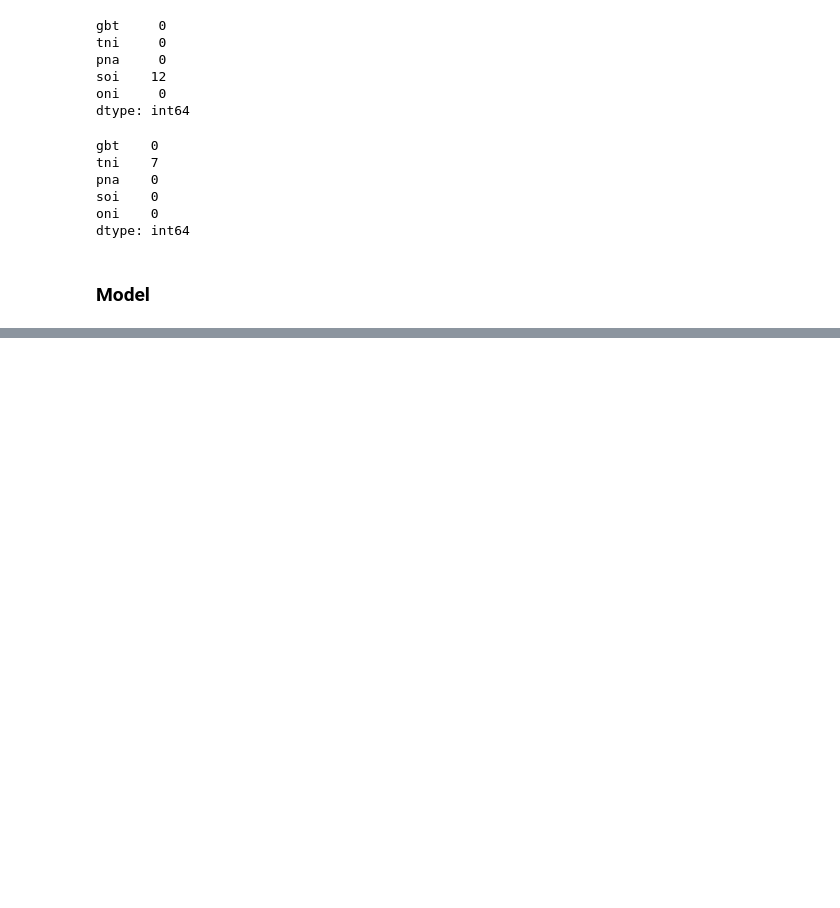
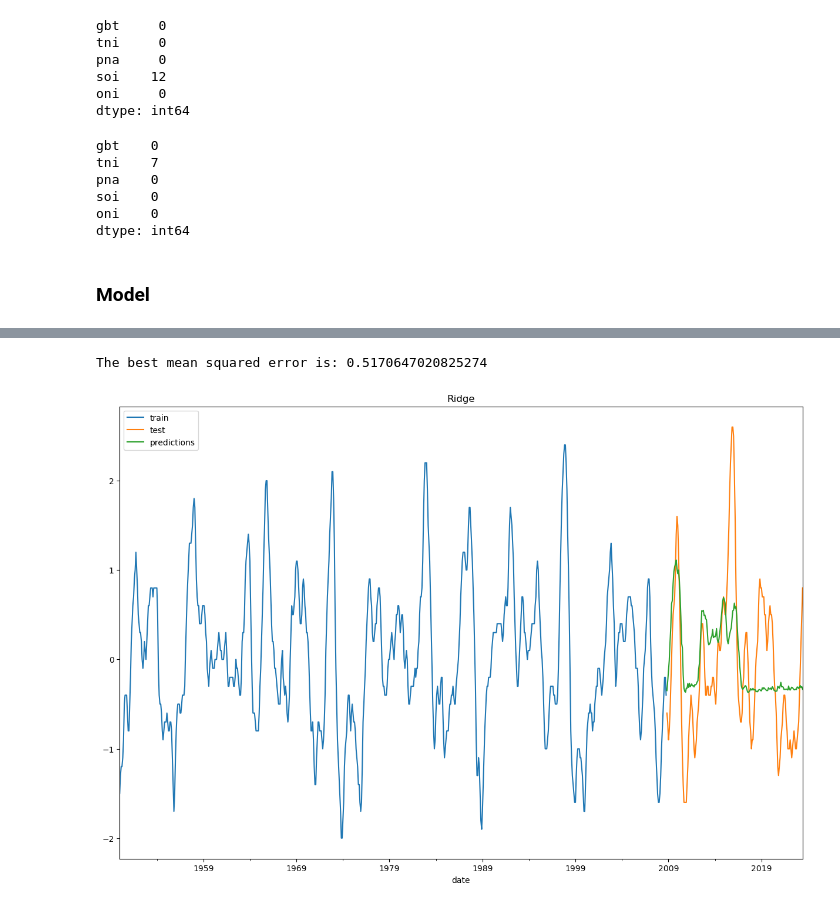
Before and after one commit to agraglez/enso-analysis, a Jupyter notebook: notebooks/enso-analysis.ipynb, the cells around one changed output, grey strips where cells are left out. Drawn from its saved outputs; the diff is of its cells as text; code cells hidden in the pictures; blank space fills up the shorter version.

```diff
--- a/notebooks/enso-analysis.ipynb
+++ b/notebooks/enso-analysis.ipynb
@@ -857,0 +887,23 @@ Mean squared error for Random Forest model is:  0.6074777272727274
+# %%
+# GridSearch for Random Forest
+forecaster = ForecasterAutoreg(
+    regressor = ran_forest,
+    lags = 25
+)
+
+lags_grid = list(range(10,100,10))
+param_grid = {'n_estimators': [100, 200],
+              'max_depth' : [2, 5, 10]
+             }
+results_grid = grid_search_forecaster(
+    forecaster = forecaster,
+    y = train['oni'],
+    exog = train[['gbt', 'tni', 'pna', 'soi']],
+    param_grid = param_grid,
+    lags_grid = lags_grid,
+    steps = steps,
+    metric = 'mean_squared_error',
+    initial_train_size = int(len(train)*0.8),
+    verbose = False,
+    return_best = True
+)
@@ -857,0 +917,16 @@ Mean squared error for Random Forest model is:  0.6074777272727274
+# %%
+y_pred = forecaster.predict(steps, exog=test[['gbt', 'tni', 'pna', 'soi']])
+mse = mean_squared_error(test['oni'], y_pred)
+print('The best mean squared error is:', mse)
+# %% [output]
+The best mean squared error is: 0.5170647020825274
+# %%
+fig, ax = plt.subplots(figsize=(15, 10))
+train['oni'].plot(ax=ax, label='train')
+test['oni'].plot(ax=ax, label='test')
+y_pred.plot(ax=ax, label='predictions')
+ax.legend()
+plt.title('Ridge')
+plt.show()
+# %% [output]
+[figure, added]
```
Also changed, not shown: parts of 16 cells of this notebook, 1 other file.
